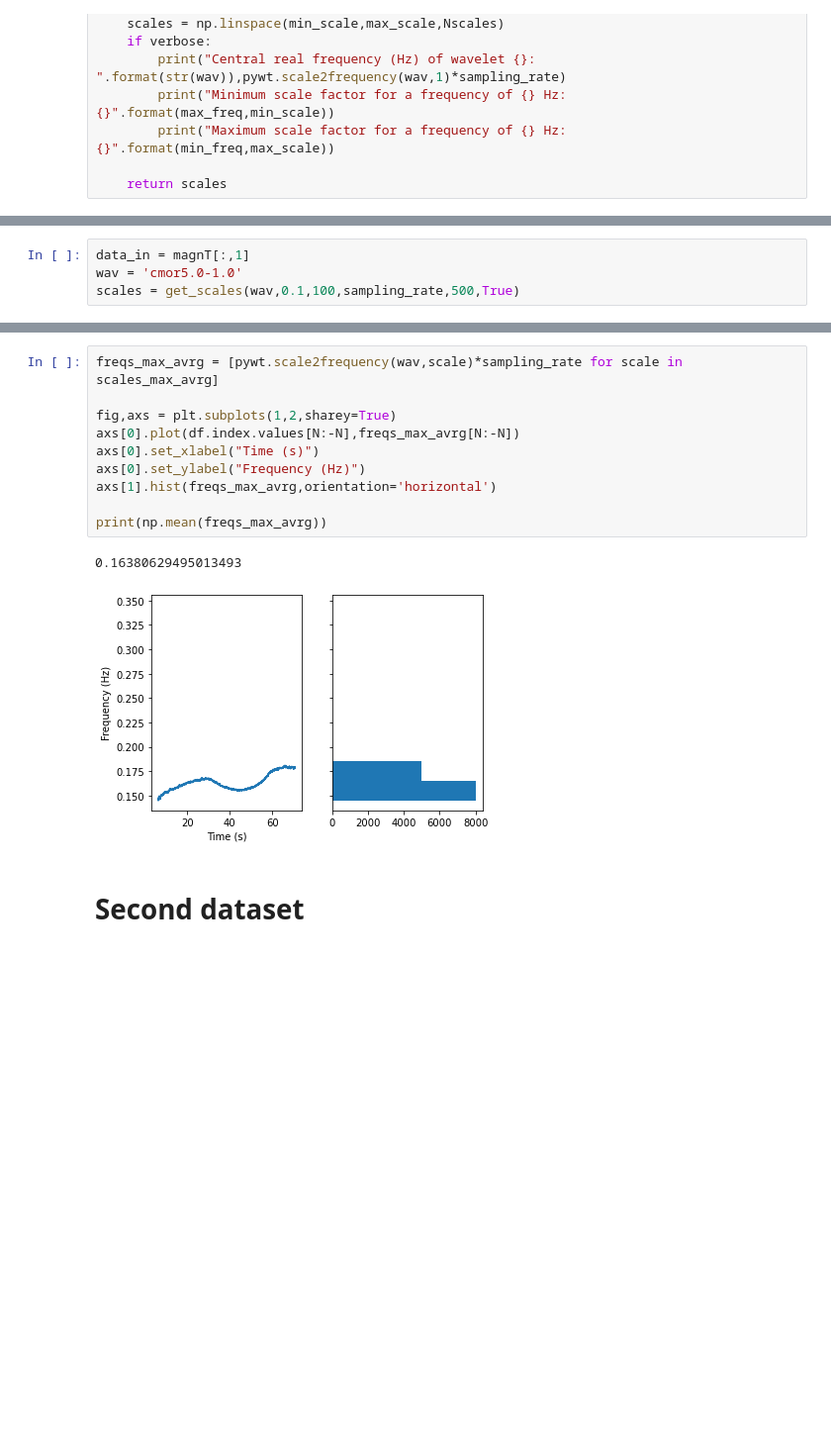
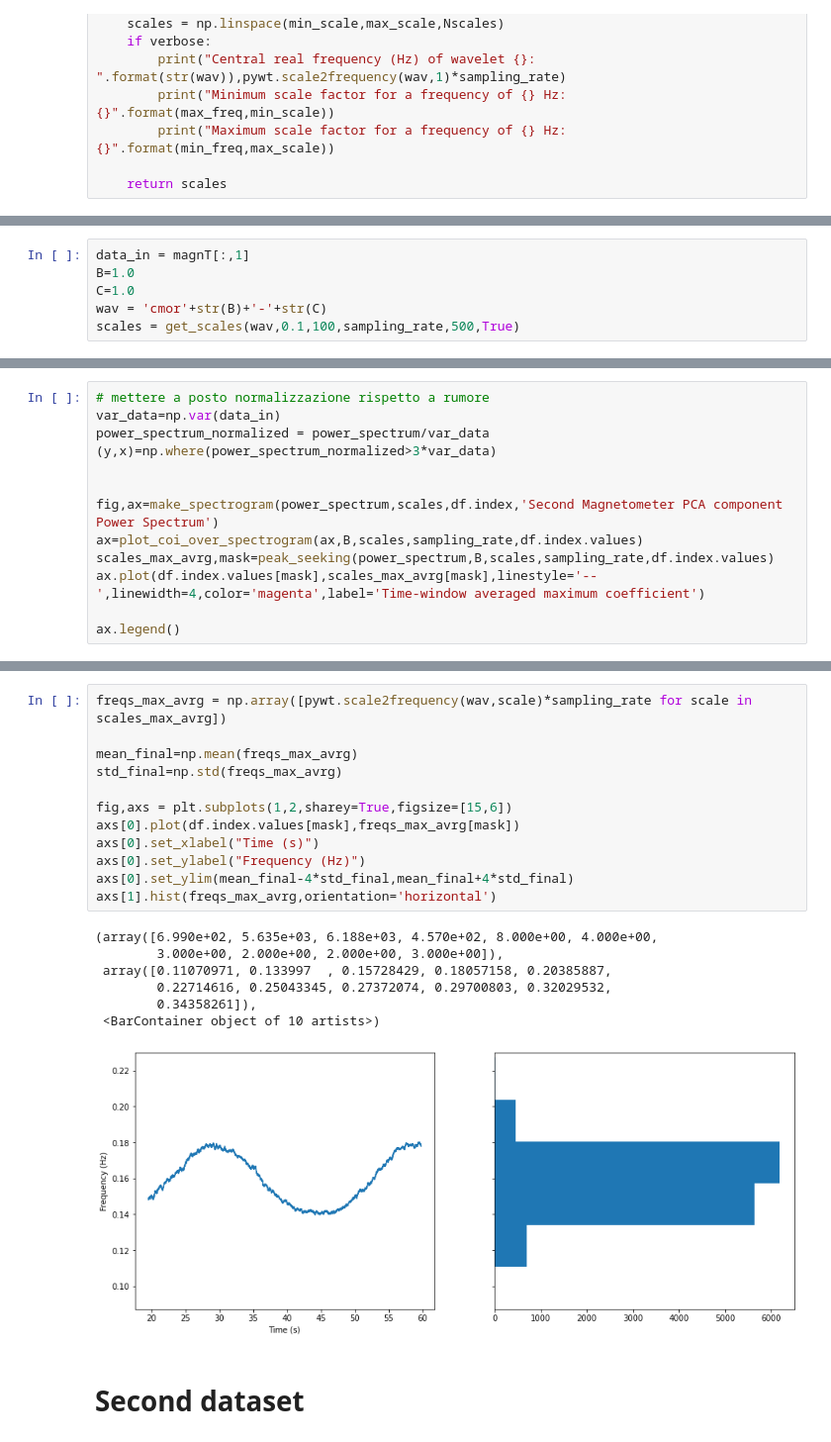
Before and after one commit to zanocrate/LCP_projects_Y4, a Jupyter notebook: Project.ipynb, the cells around one changed output, grey strips where cells are left out. Shown at 99% size. Saved outputs shown, nothing was run; the diff lists cells and outputs as text; blank space fills up the shorter version.

```diff
--- a/Project.ipynb
+++ b/Project.ipynb
@@ -469,5 +554,7 @@ $$
 # %%
 data_in = magnT[:,1]
-wav = 'cmor5.0-1.0'
+B=1.0
+C=1.0
+wav = 'cmor'+str(B)+'-'+str(C)
 scales = get_scales(wav,0.1,100,sampling_rate,500,True)
 # %% [output]
@@ -524,0 +568,13 @@ ax.plot(df.index,scales_max_avrg,'ro',alpha=0.5)
+# %%
+# mettere a posto normalizzazione rispetto a rumore
+var_data=np.var(data_in)
+power_spectrum_normalized = power_spectrum/var_data
+(y,x)=np.where(power_spectrum_normalized>3*var_data)
+
+
+fig,ax=make_spectrogram(power_spectrum,scales,df.index,'Second Magnetometer PCA component Power Spectrum')
+ax=plot_coi_over_spectrogram(ax,B,scales,sampling_rate,df.index.values)
+scales_max_avrg,mask=peak_seeking(power_spectrum,B,scales,sampling_rate,df.index.values)
+ax.plot(df.index.values[mask],scales_max_avrg[mask],linestyle='--',linewidth=4,color='magenta',label='Time-window averaged maximum coefficient')
+
+ax.legend()
@@ -525,16 +584,23 @@ ax.plot(df.index,scales_max_avrg,'ro',alpha=0.5)
 # %%
-freqs_max_avrg = [pywt.scale2frequency(wav,scale)*sampling_rate for scale in scales_max_avrg]
+freqs_max_avrg = np.array([pywt.scale2frequency(wav,scale)*sampling_rate for scale in scales_max_avrg])
 
-fig,axs = plt.subplots(1,2,sharey=True)
-axs[0].plot(df.index.values[N:-N],freqs_max_avrg[N:-N])
+mean_final=np.mean(freqs_max_avrg)
+std_final=np.std(freqs_max_avrg)
+
+fig,axs = plt.subplots(1,2,sharey=True,figsize=[15,6])
+axs[0].plot(df.index.values[mask],freqs_max_avrg[mask])
 axs[0].set_xlabel("Time (s)")
 axs[0].set_ylabel("Frequency (Hz)")
+axs[0].set_ylim(mean_final-4*std_final,mean_final+4*std_final)
 axs[1].hist(freqs_max_avrg,orientation='horizontal')
-
-print(np.mean(freqs_max_avrg))
 # %% [output]
-0.16380629495013493
+(array([6.990e+02, 5.635e+03, 6.188e+03, 4.570e+02, 8.000e+00, 4.000e+00,
+        3.000e+00, 2.000e+00, 2.000e+00, 3.000e+00]),
+ array([0.11070971, 0.133997  , 0.15728429, 0.18057158, 0.20385887,
+        0.22714616, 0.25043345, 0.27372074, 0.29700803, 0.32029532,
+        0.34358261]),
+ <BarContainer object of 10 artists>)
-[figure, old version]
+[figure, new version]
 # %% [markdown]
 # Second dataset
 # %%
```
Also changed, not shown: parts of 24 cells of this notebook.
